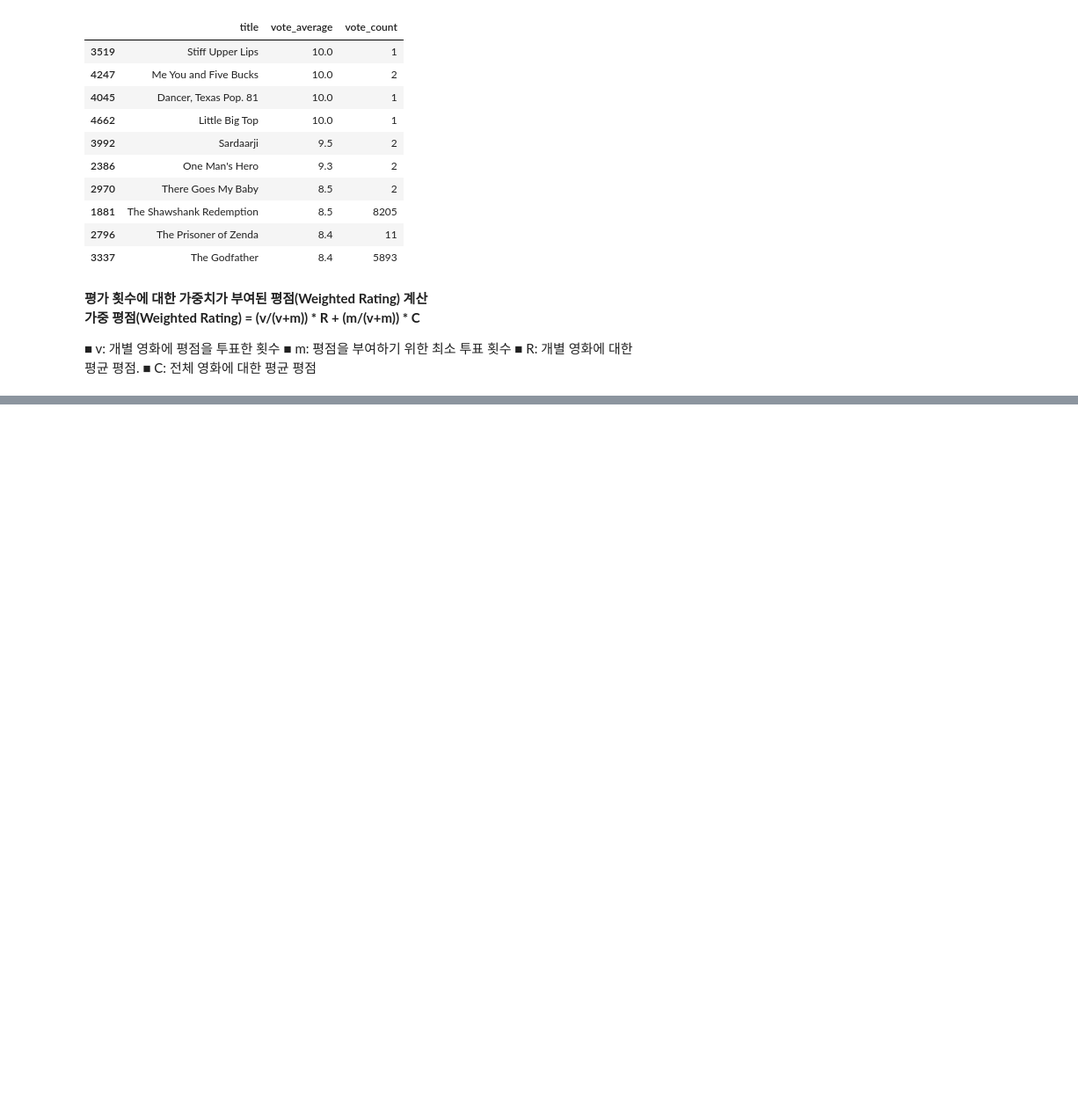
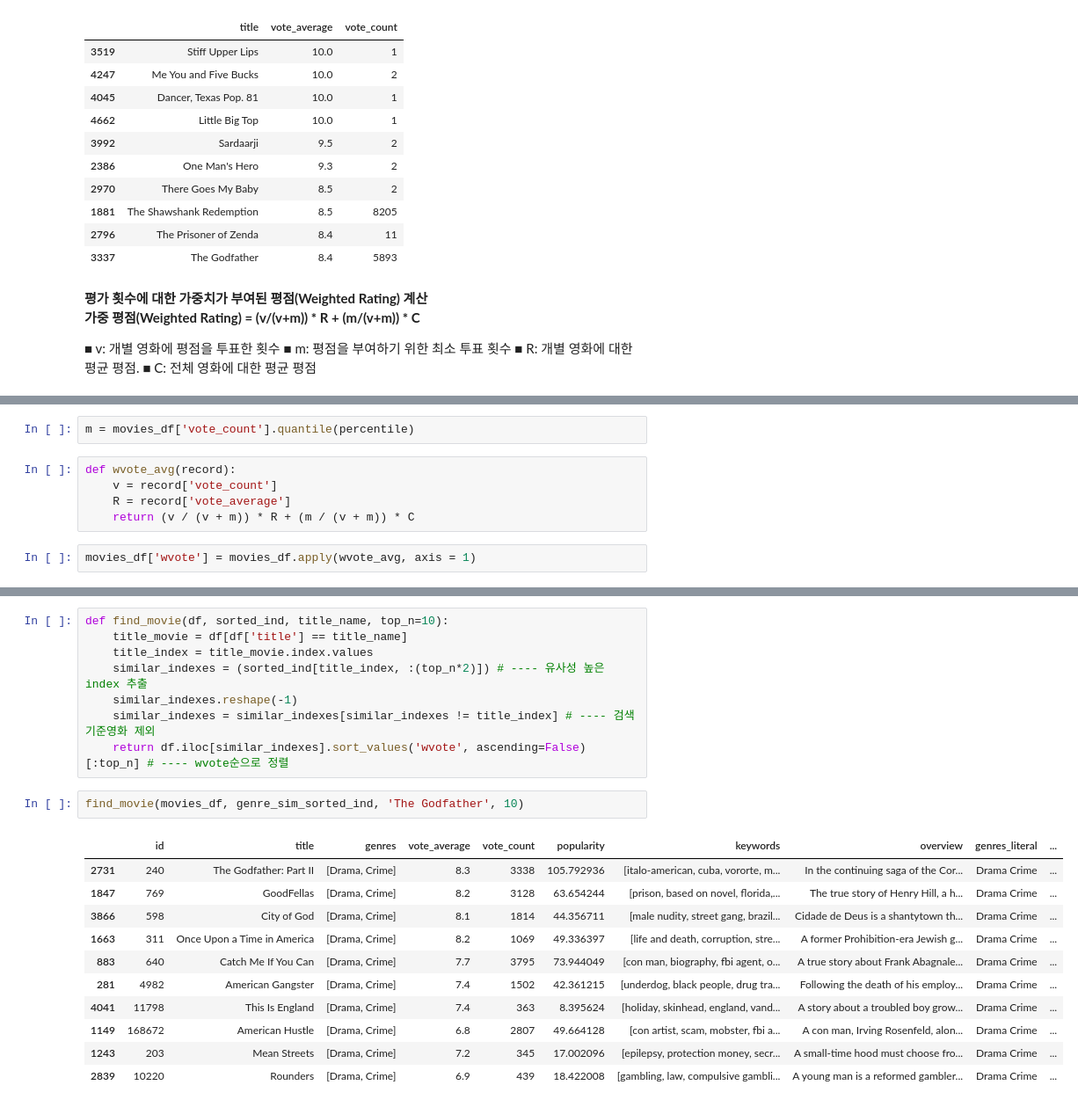
Before and after one commit to wasitacatisaw-ouo/python_practice, a Jupyter notebook: AI/Recommendation/recommendation1.ipynb, the cells around one changed output, grey strips where cells are left out. Shown: that part at 88% size. Saved outputs shown, nothing was run; the diff lists cells and outputs as text; blank space fills up the shorter version.

```diff
--- a/AI/Recommendation/recommendation1.ipynb
+++ b/AI/Recommendation/recommendation1.ipynb
@@ -268,0 +320,9 @@ movies_df[['title','vote_average','vote_count']].sort_values('vote_average', asc
+# %%
+m = movies_df['vote_count'].quantile(percentile)
+# %%
+def wvote_avg(record):
+    v = record['vote_count']
+    R = record['vote_average']
+    return (v / (v + m)) * R + (m / (v + m)) * C
+# %%
+movies_df['wvote'] = movies_df.apply(wvote_avg, axis = 1)
@@ -268,0 +349,22 @@ movies_df[['title','vote_average','vote_count']].sort_values('vote_average', asc
+# %%
+def find_movie(df, sorted_ind, title_name, top_n=10):
+    title_movie = df[df['title'] == title_name]
+    title_index = title_movie.index.values
+    similar_indexes = (sorted_ind[title_index, :(top_n*2)]) # ---- 유사성 높은 index 추출
+    similar_indexes.reshape(-1)
+    similar_indexes = similar_indexes[similar_indexes != title_index] # ---- 검색기준영화 제외
+    return df.iloc[similar_indexes].sort_values('wvote', ascending=False)[:top_n] # ---- wvote순으로 정렬
+# %%
+find_movie(movies_df, genre_sim_sorted_ind, 'The Godfather', 10)
+# %% [output]
+|  | id | title | genres | vote_average | vote_count | popularity | keywords | overview | genres_literal | ... |
+| 2731 | 240 | The Godfather: Part II | [Drama, Crime] | 8.3 | 3338 | 105.792936 | [italo-american, cuba, vororte, m... | In the continuing saga of the Cor... | Drama Crime | ... |
+| 1847 | 769 | GoodFellas | [Drama, Crime] | 8.2 | 3128 | 63.654244 | [prison, based on novel, florida,... | The true story of Henry Hill, a h... | Drama Crime | ... |
+| 3866 | 598 | City of God | [Drama, Crime] | 8.1 | 1814 | 44.356711 | [male nudity, street gang, brazil... | Cidade de Deus is a shantytown th... | Drama Crime | ... |
+| 1663 | 311 | Once Upon a Time in America | [Drama, Crime] | 8.2 | 1069 | 49.336397 | [life and death, corruption, stre... | A former Prohibition-era Jewish g... | Drama Crime | ... |
+| 883 | 640 | Catch Me If You Can | [Drama, Crime] | 7.7 | 3795 | 73.944049 | [con man, biography, fbi agent, o... | A true story about Frank Abagnale... | Drama Crime | ... |
+| 281 | 4982 | American Gangster | [Drama, Crime] | 7.4 | 1502 | 42.361215 | [underdog, black people, drug tra... | Following the death of his employ... | Drama Crime | ... |
+| 4041 | 11798 | This Is England | [Drama, Crime] | 7.4 | 363 | 8.395624 | [holiday, skinhead, england, vand... | A story about a troubled boy grow... | Drama Crime | ... |
+| 1149 | 168672 | American Hustle | [Drama, Crime] | 6.8 | 2807 | 49.664128 | [con artist, scam, mobster, fbi a... | A con man, Irving Rosenfeld, alon... | Drama Crime | ... |
+| 1243 | 203 | Mean Streets | [Drama, Crime] | 7.2 | 345 | 17.002096 | [epilepsy, protection money, secr... | A small-time hood must choose fro... | Drama Crime | ... |
+| 2839 | 10220 | Rounders | [Drama, Crime] | 6.9 | 439 | 18.422008 | [gambling, law, compulsive gambli... | A young man is a reformed gambler... | Drama Crime | ... |
```
Also changed, not shown: parts of 7 cells of this notebook, 1 other file.
